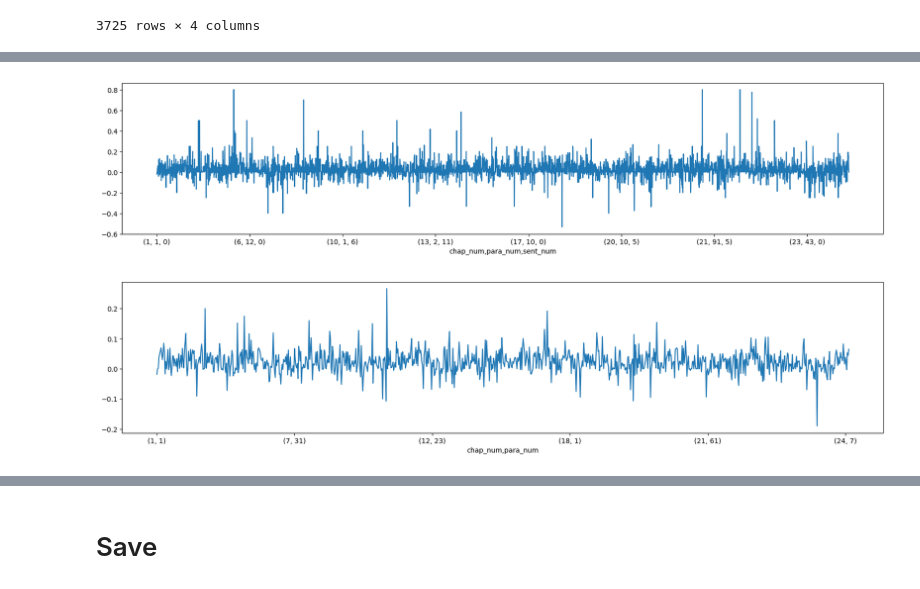
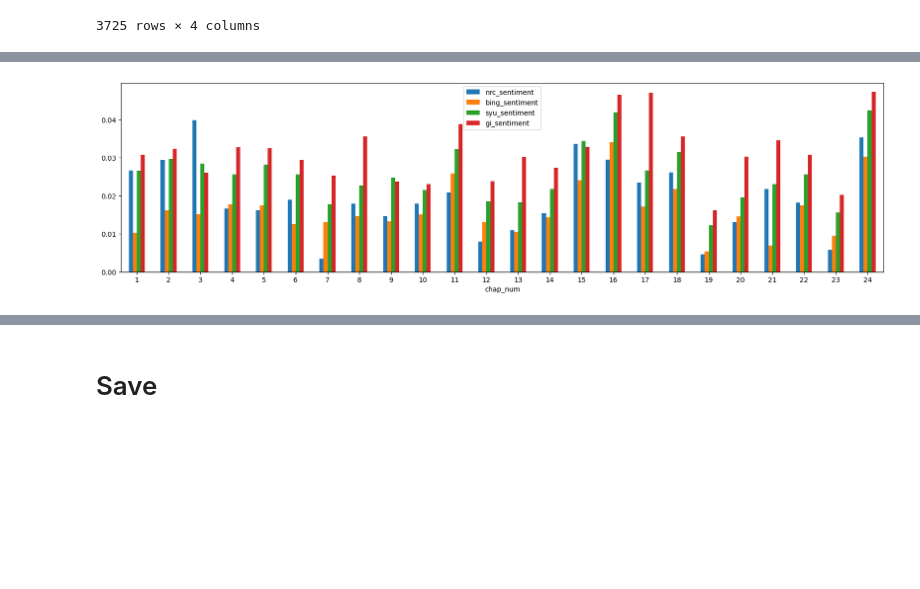
Before and after one commit to rlipps/DS5001-2024-01-R, a Jupyter notebook: lessons/M11_Narrative/M11_01_ExportBooksWithSentiment.ipynb, the cells around one changed output, grey strips where cells are left out. Drawn from its saved outputs; the diff is of its cells as text; code cells hidden in the pictures; blank space fills up the shorter version.

```diff
--- a/lessons/M11_Narrative/M11_01_ExportBooksWithSentiment.ipynb
+++ b/lessons/M11_Narrative/M11_01_ExportBooksWithSentiment.ipynb
@@ -266,8 +330,4 @@ G.get_group(105).reset_index(drop=True)
 # %%
-SENTS.loc[105].syu_sentiment.plot(figsize=(20,4));
+CHAPS.loc[105].plot.bar(figsize=(20,5), rot=0);
 # %% [output]
-[figure, old version]
+[figure, new version]
-# %%
-PARAS.loc[105].syu_sentiment.plot(figsize=(20,4));
-# %% [output]
-[figure, removed]
```
Also changed, not shown: parts of 29 cells of this notebook, 13 other files.
